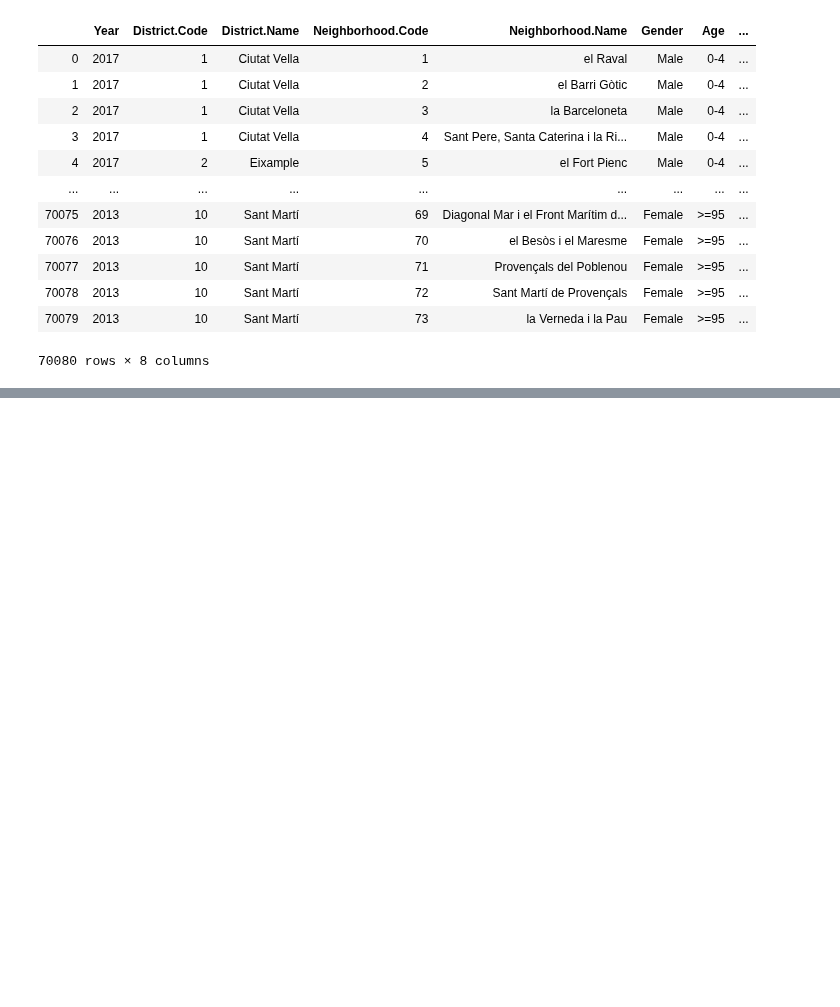
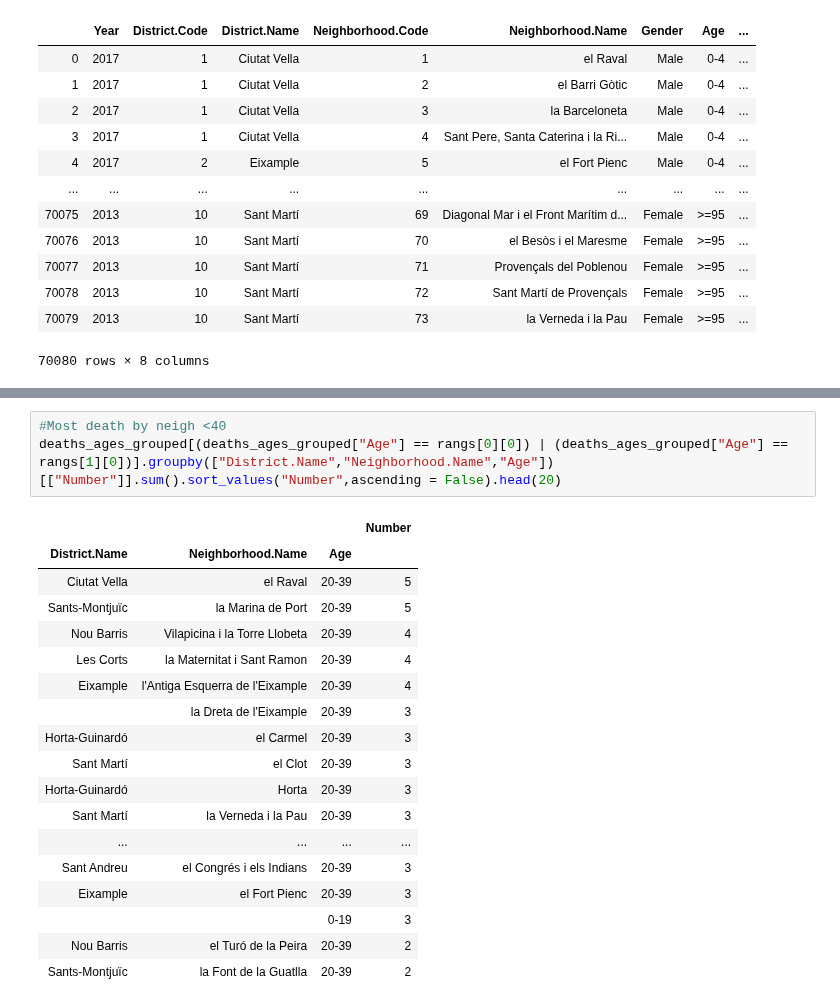
Before and after one commit to ta-data-bcn/Project-Week-2-Barcelona, a Jupyter notebook: your-project/Code/Ramon_JN.ipynb, the cells around one changed output, grey strips where cells are left out. Cells and saved outputs as stored; diff of their text form; blank space fills up the shorter version.

```diff
--- a/your-project/Code/Ramon_JN.ipynb
+++ b/your-project/Code/Ramon_JN.ipynb
@@ -170,0 +238,22 @@ NameError: name 'immigrants' is not defined
+# %%
+#Most death by neigh <40
+deaths_ages_grouped[(deaths_ages_grouped["Age"] == rangs[0][0]) | (deaths_ages_grouped["Age"] == rangs[1][0])].groupby(["District.Name","Neighborhood.Name","Age"])[["Number"]].sum().sort_values("Number",ascending = False).head(20)
+# %% [output]
+|  |  |  | Number |
+| District.Name | Neighborhood.Name | Age |  |
+| Ciutat Vella | el Raval | 20-39 | 5 |
+| Sants-Montjuïc | la Marina de Port | 20-39 | 5 |
+| Nou Barris | Vilapicina i la Torre Llobeta | 20-39 | 4 |
+| Les Corts | la Maternitat i Sant Ramon | 20-39 | 4 |
+| Eixample | l'Antiga Esquerra de l'Eixample | 20-39 | 4 |
+|  | la Dreta de l'Eixample | 20-39 | 3 |
+| Horta-Guinardó | el Carmel | 20-39 | 3 |
+| Sant Martí | el Clot | 20-39 | 3 |
+| Horta-Guinardó | Horta | 20-39 | 3 |
+| Sant Martí | la Verneda i la Pau | 20-39 | 3 |
+| ... | ... | ... | ... |
+| Sant Andreu | el Congrés i els Indians | 20-39 | 3 |
+| Eixample | el Fort Pienc | 20-39 | 3 |
+|  |  | 0-19 | 3 |
+| Nou Barris | el Turó de la Peira | 20-39 | 2 |
+| Sants-Montjuïc | la Font de la Guatlla | 20-39 | 2 |
```
Also changed, not shown: parts of 30 cells of this notebook, 2 other files.
